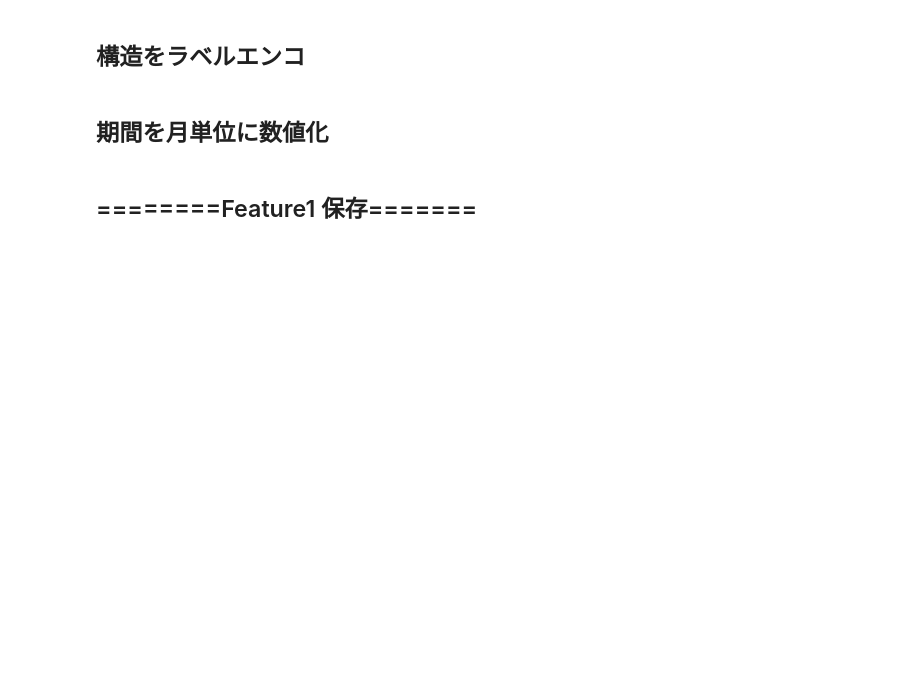
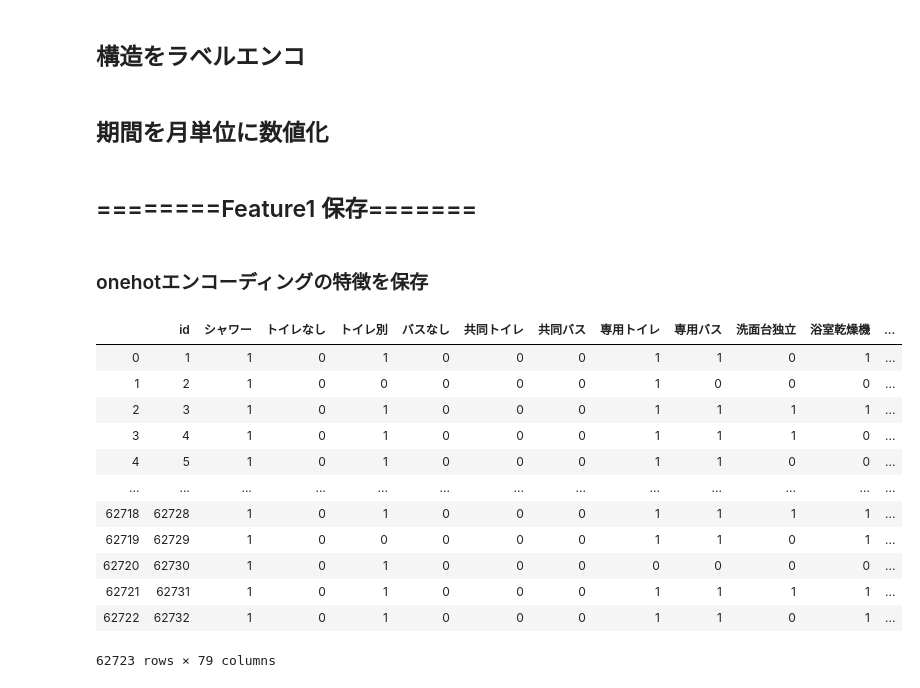
Before and after one commit to nsakki55/ml_note, a Jupyter notebook: signate/mynavi/code/make_feature1.ipynb, the cells around one changed output. Saved outputs shown, nothing was run; the diff lists cells and outputs as text; code cells hidden in the pictures; blank space fills up the shorter version.

```diff
--- a/signate/mynavi/code/make_feature1.ipynb
+++ b/signate/mynavi/code/make_feature1.ipynb
@@ -21,11 +21,8 @@ from sklearn.preprocessing import LabelEncoder
 # %%
 train=pd.read_csv('../input/train.csv')
 test=pd.read_csv('../input/test.csv')
-sample=pd.read_csv('../input/sample_submit.csv')
+df_all=pd.concat([train,test],axis=0,sort=False).reset_index(drop=True)
+df_all.columns=['id','rent','address','access','floor_info','old','direction','square','floor','bath','kitchen','broadcast','facility','parking','neighbors','structure','period']
 
-train_index=len(train)
-test_index=len(test)
-df_all=pd.concat([train,test],axis=0,sort=False).reset_index(drop=True)
-
-df_all.columns=['id','rent','address','access','floor_info','old','direction','square','floor','bath','kitchen','broadcast','facility','parking','neighbors','structure','period']
-df_all[:1]
+train_feat1=pd.read_feather('feature1/data/train_feat1.ftr')
+test_feat1=pd.read_feather('feature1/data/test_feat1.ftr')
@@ -537,3 +575,17 @@ train.to_feather('train_feat1.ftr')
 # feather形式では、インデックスを一度リセットさせる必要がある。
 test.reset_index(inplace=True)
 test.to_feather('test_feat1.ftr')
+# %% [markdown]
+### onehotエンコーディングの特徴を保存
+# %%
+onehot_cols=['id','シャワー', 'トイレなし', 'トイレ別', 'バスなし',
+       '共同トイレ', '共同バス', '専用トイレ', '専用バス', '洗面台独立', '浴室乾燥機', '温水洗浄便座', '脱衣所',
+       '追焚機能', 'ihコンロ', 'l字キッチン', 'カウンターキッチン', 'ガスコンロ', 'コンロ1口', 'コンロ2口',
+       'コンロ3口', 'コンロ4口以上', 'コンロ設置可', 'システムキッチン', '冷蔵庫あり', '口数不明', '独立キッチン',
+       '給湯', '電気コンロ', 'bsアンテナ', 'catv', 'csアンテナ', 'インターネット使用料無料', 'インターネット対応',
+       '光ファイバー', '有線放送', '高速インターネット', '24時間換気システム', '2面採光', '3面採光',
+       'ウォークインクローゼット', 'エアコン付', 'エレベーター', 'オール電化', 'ガスその他', 'ガス暖房', 'クッションフロア',
+       'シューズボックス', 'タイル張り', 'トランクルーム', 'バリアフリー', 'バルコニー', 'フローリング', 'プロパンガス',
+       'ペアガラス', 'ルーフバルコニー', 'ロフト付き', '下水', '二世帯住宅', '二重サッシ', '井戸', '公営水道',
+       '冷房', '出窓', '地下室', '室内洗濯機置場', '室外洗濯機置場', '専用庭', '床下収納', '床暖房', '排水その他',
+       '敷地内ごみ置き場', '水道その他', '汲み取り', '洗濯機置場なし', '浄化槽', '石油暖房', '都市ガス', '防音室']
@@ -539,0 +596,16 @@ test.to_feather('test_feat1.ftr')
+# %%
+df_all[onehot_cols]
+# %% [output]
+|  | id | シャワー | トイレなし | トイレ別 | バスなし | 共同トイレ | 共同バス | 専用トイレ | 専用バス | 洗面台独立 | 浴室乾燥機 | ... |
+| 0 | 1 | 1 | 0 | 1 | 0 | 0 | 0 | 1 | 1 | 0 | 1 | ... |
+| 1 | 2 | 1 | 0 | 0 | 0 | 0 | 0 | 1 | 0 | 0 | 0 | ... |
+| 2 | 3 | 1 | 0 | 1 | 0 | 0 | 0 | 1 | 1 | 1 | 1 | ... |
+| 3 | 4 | 1 | 0 | 1 | 0 | 0 | 0 | 1 | 1 | 1 | 0 | ... |
+| 4 | 5 | 1 | 0 | 1 | 0 | 0 | 0 | 1 | 1 | 0 | 0 | ... |
+| ... | ... | ... | ... | ... | ... | ... | ... | ... | ... | ... | ... | ... |
+| 62718 | 62728 | 1 | 0 | 1 | 0 | 0 | 0 | 1 | 1 | 1 | 1 | ... |
+| 62719 | 62729 | 1 | 0 | 0 | 0 | 0 | 0 | 1 | 1 | 0 | 1 | ... |
+| 62720 | 62730 | 1 | 0 | 1 | 0 | 0 | 0 | 0 | 0 | 0 | 0 | ... |
+| 62721 | 62731 | 1 | 0 | 1 | 0 | 0 | 0 | 1 | 1 | 1 | 1 | ... |
+| 62722 | 62732 | 1 | 0 | 1 | 0 | 0 | 0 | 1 | 1 | 0 | 1 | ... |
+62723 rows × 79 columns
```
Also changed, not shown: parts of 4 cells of this notebook, 14 other files.
